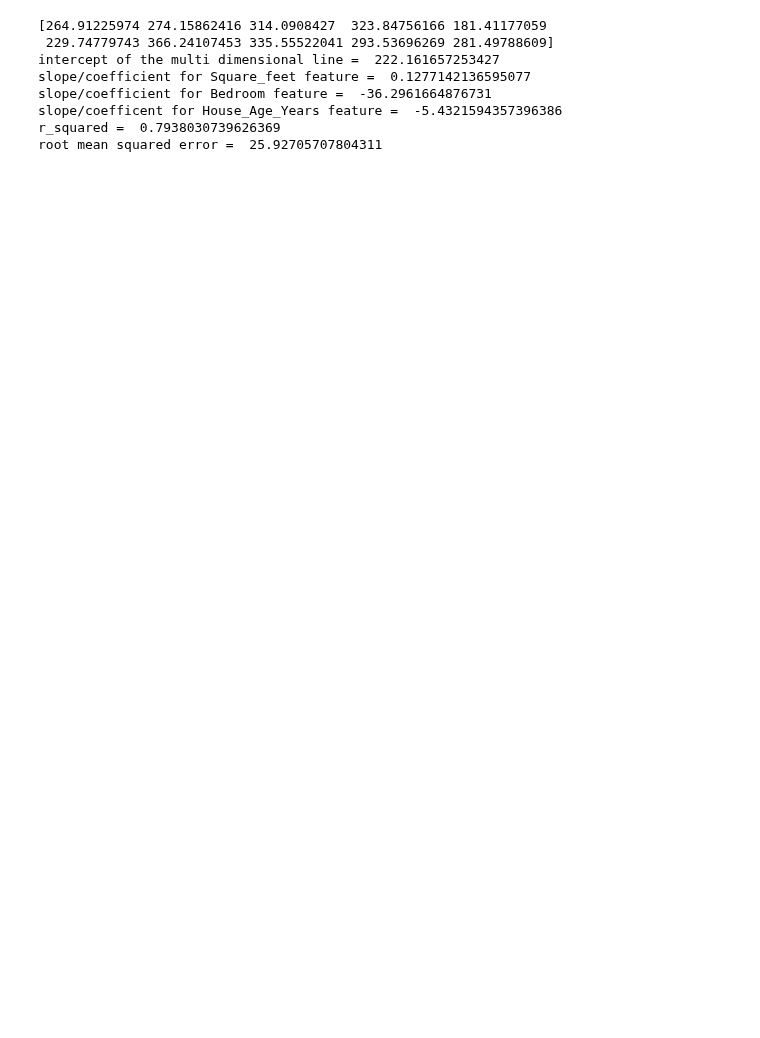
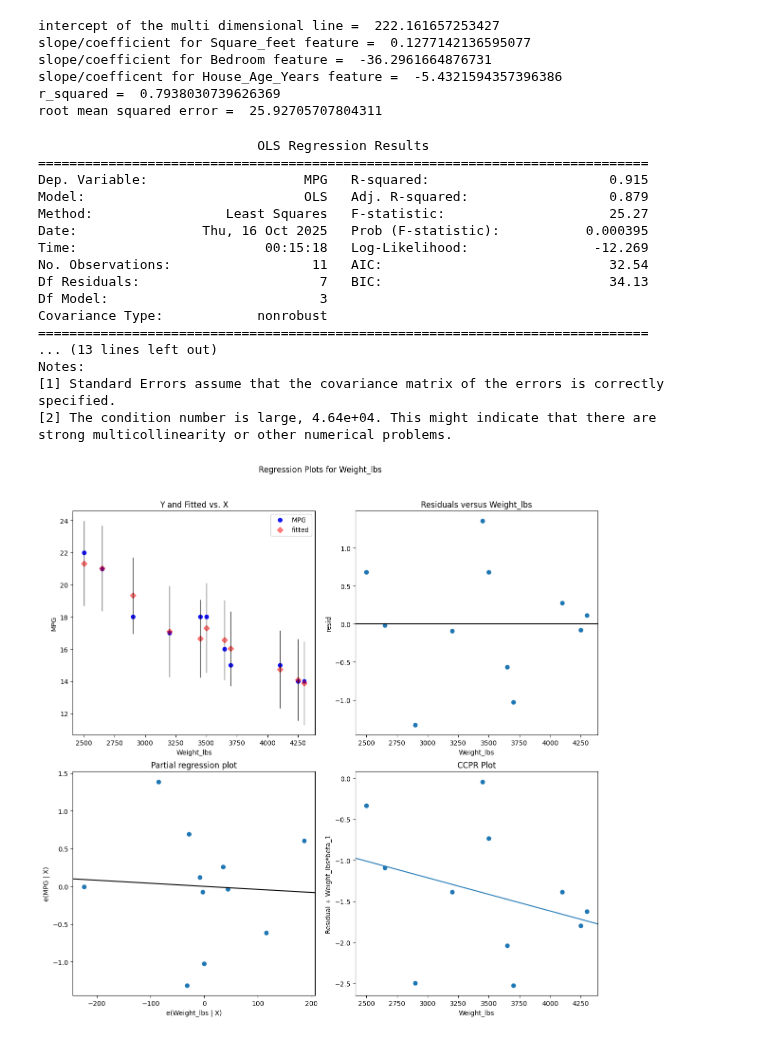
Before and after one commit to sumedhpuri/i_was_bored, a Jupyter notebook: machine_learning/Multiple_Linear_Regression.ipynb, the cells around one changed output. Saved outputs shown, nothing was run; the diff lists cells and outputs as text; code cells hidden in the pictures; blank space fills up the shorter version.

```diff
--- a/machine_learning/Multiple_Linear_Regression.ipynb
+++ b/machine_learning/Multiple_Linear_Regression.ipynb
@@ -45,7 +45,6 @@ model = LinearRegression()
 model.fit(x,y)
 
 y_predict = model.predict(x)
-print(y_predict)
 
 print("intercept of the multi dimensional line = ", model.intercept_)
 print("slope/coefficient for Square_feet feature = ", model.coef_[0])
@@ -54,13 +53,14 @@ print("slope/coefficent for House_Age_Years feature = ", model.coef_[2])
 print("r_squared = ", r2_score(y,y_predict))
 print("root mean squared error = ", root_mean_squared_error(y,y_predict))
 
-#equation is as follows [y = 0.127*Square_feet - 36.296*Bedrooms - 5.432*House_Age_Years ± 25.927]
-#By looking at the equation and the coefficients we can say for every prediction of y we can say price is impacted 0.127 times by each square feet, -36.296 times for each bedroom and -5.432 times each year the house ages. In simple terms the price can be expected to change by 0.127 times the square feet area of the house, similar statement for other variables.
-#the R-Squared tells us that 79.38 percent of the variation in Price in thousands of the home can be explained combined by the 3 variables in consideration which are Square Feet, Bedrooms and House Age Years.
-#the root mean squared error is also low at 25.92 but it also means that the prediction in price of the house could be off by about 26000 dollars, which is a pretty huge gap. I feel the model needs to be trained again by eliminating potential outliers or optimizations.
+# equation is as follows [y =  222.16 + 0.127*Square_feet - 36.296*Bedrooms - 5.432*House_Age_Years]
+# By looking at the equation and the coefficients we can say for every prediction of y we can say price is impacted 0.127 times by each square feet, -36.296 times for each bedroom and -5.432 times each year the house ages. In simple terms - :
+# Square_Feet (0.127): Holding the number of bedrooms and the house's age constant, for each additional square foot, the price is expected to increase by $127.
+# House_Age_Years (-5.432): Holding the square footage and number of bedrooms constant, for each additional year of age, the price is expected to decrease by $5,432.
+# Bedrooms (-36.296): Holding the square footage and age constant, for each additional bedroom, the price is expected to decrease by $36,296, which is kinda fishy
+# the R-Squared tells us that 79.38 percent of the variation in Price in thousands of the home can be explained combined by the 3 variables in consideration which are Square Feet, Bedrooms and House Age Years.
+# the root mean squared error is also low at 25.92 but it also means that the prediction in price of the house could be off by about 26000 dollars, which is a pretty huge gap. I feel the model needs to be trained again by eliminating potential outliers or optimizations.
 # %% [output]
-[264.91225974 274.15862416 314.0908427  323.84756166 181.41177059
- 229.74779743 366.24107453 335.55522041 293.53696269 281.49788609]
 intercept of the multi dimensional line =  222.161657253427
 slope/coefficient for Square_feet feature =  0.1277142136595077
 slope/coefficient for Bedroom feature =  -36.2961664876731
@@ -69,0 +112,43 @@ root mean squared error =  25.92705707804311
+# %%
+import pandas as pd
+import statsmodels.formula.api as smf
+import matplotlib.pyplot as plt
+import statsmodels.api as sm
+
+data2 = {
+    'MPG': [18, 15, 18, 16, 17, 15, 14, 14, 22, 18, 21],
+    'Weight_lbs': [3500, 3700, 3450, 3650, 3200, 4100, 4300, 4250, 2500, 2900, 2650],
+    'Horsepower': [130, 165, 150, 150, 140, 198, 220, 215, 88, 110, 95],
+    'Cylinders': [8, 8, 8, 8, 8, 8, 8, 8, 4, 6, 4]
+}
+df = pd.DataFrame(data2)
+
+
+model = smf.ols(formula = 'MPG ~ Weight_lbs + Horsepower + Cylinders', data = df).fit()
+
+print(model.summary())
+# the p value for Weight_lbs is 0.888, Horsepower is 0.320 and Cylinders 0.169 which are quite big than the allowed limit of 0.05. any limit above 0.05 is considered unhealthy for the model.
+# the features in the given dataset are non significant since the p value for all of them is greater than 0.05
+# the R-Squared value does tell us that the data is linear whereas the p-values greater than 0.05 tells us otherwise i.e. the relationship is non linear. to confirm linearity i will need to draw graphs of the residuals.
+
+fig = plt.figure(figsize=(12,12))
+sm.graphics.plot_regress_exog(model, "Weight_lbs", fig)
+# %% [output]
+                            OLS Regression Results
+==============================================================================
+Dep. Variable:                    MPG   R-squared:                       0.915
+Model:                            OLS   Adj. R-squared:                  0.879
+Method:                 Least Squares   F-statistic:                     25.27
+Date:                Thu, 16 Oct 2025   Prob (F-statistic):           0.000395
+Time:                        00:15:18   Log-Likelihood:                -12.269
+No. Observations:                  11   AIC:                             32.54
+Df Residuals:                       7   BIC:                             34.13
+Df Model:                           3
+Covariance Type:            nonrobust
+==============================================================================
+... (13 lines left out)
+Notes:
+[1] Standard Errors assume that the covariance matrix of the errors is correctly specified.
+[2] The condition number is large, 4.64e+04. This might indicate that there are
+strong multicollinearity or other numerical problems.
+[figure, added]
```
Also changed, not shown: parts of 2 cells of this notebook.
